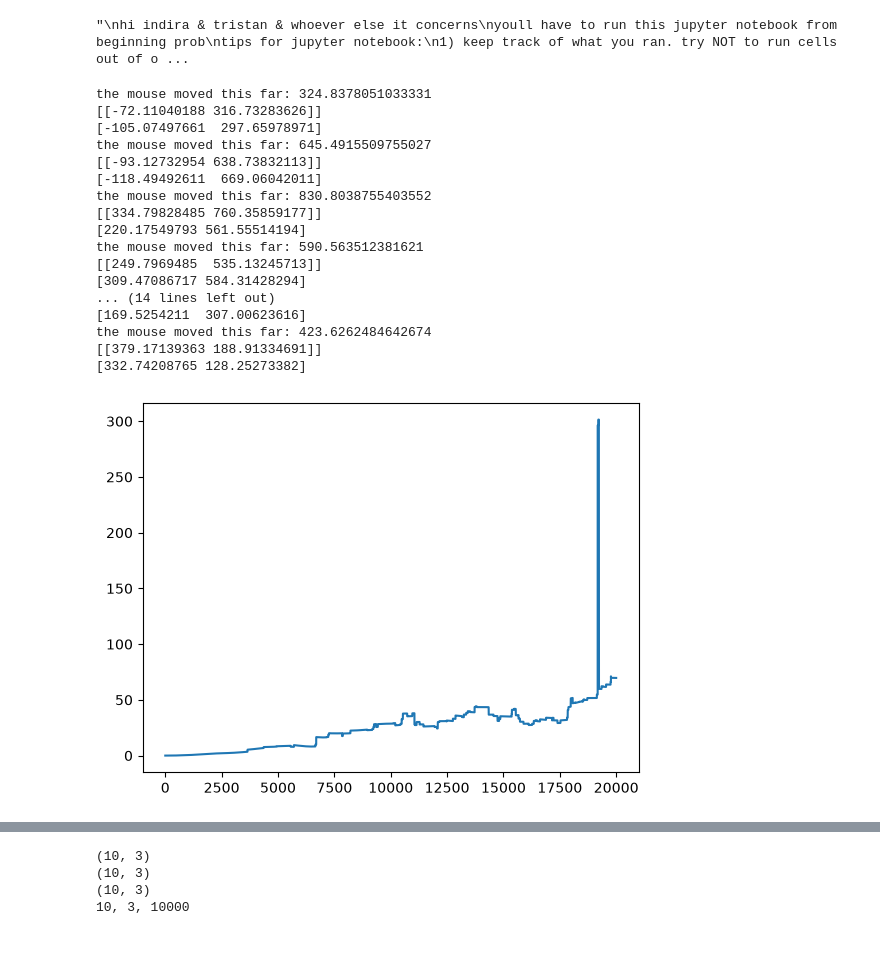
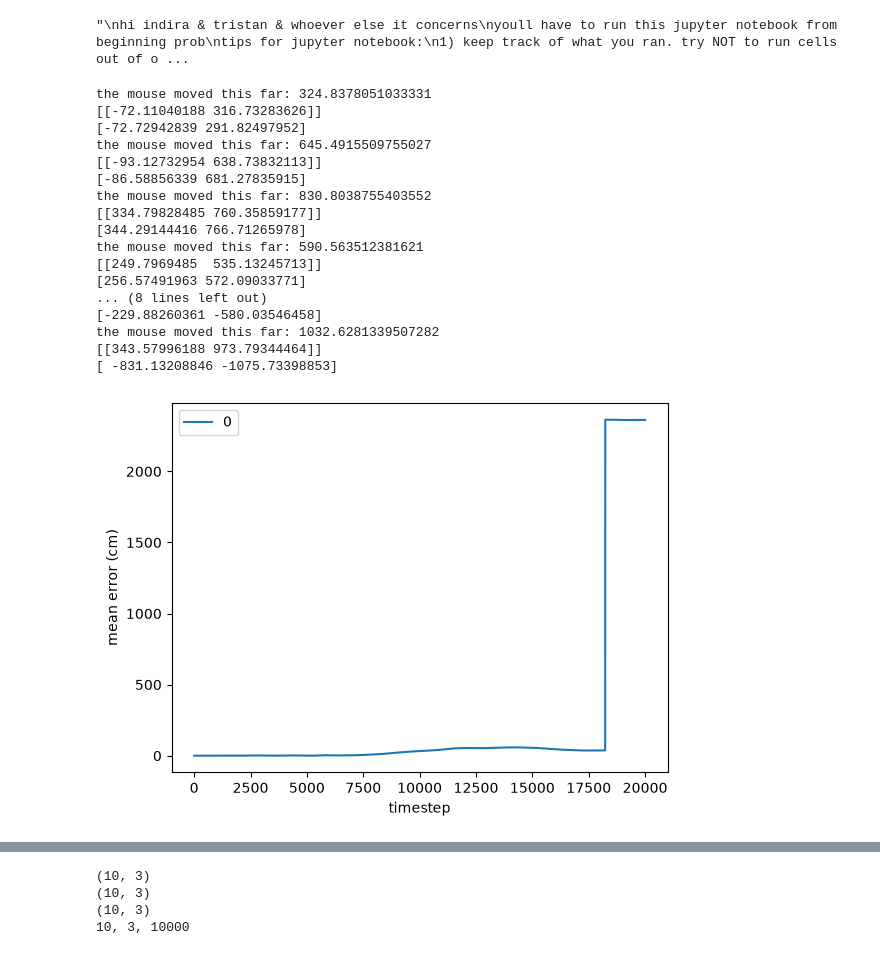
Before and after one commit to SoapingYou/a-bu-tism, a Jupyter notebook: Experimental_Trials_Aim_1.ipynb, the cells around one changed output, grey strips where cells are left out. Drawn from its saved outputs; the diff is of its cells as text; code cells hidden in the pictures.

```diff
--- a/Experimental_Trials_Aim_1.ipynb
+++ b/Experimental_Trials_Aim_1.ipynb
@@ -29,7 +29,9 @@ deltahead=2.4
 
 #running trials!
 random.seed(42) # NOTE: only set this when you want to RESET the module
-master.baseline(baseline_trial_num, error_freq=error_freq,speed_noise_amplitude=speed_noise_amplitude,
+master.baseline(7, error_freq=error_freq,speed_noise_amplitude=speed_noise_amplitude,
+                headdir_noise_amplitude=headdir_noise_amplitude, ts=ts, sim=sim, deltahead=deltahead)
+master.baseline(1, error_freq=error_freq,speed_noise_amplitude=speed_noise_amplitude,
                 headdir_noise_amplitude=headdir_noise_amplitude, ts=ts, sim=sim, deltahead=deltahead)
 baseline_final_drifts = master.all_final_drift
 baseline_mean_errors = master.all_mean_error
@@ -38,30 +40,36 @@ baseline_errors_over_time = master.all_error_over_time
 # %% [output]
 the mouse moved this far: 324.8378051033331
 [[-72.11040188 316.73283626]]
-[-105.07497661  297.65978971]
+[-72.72942839 291.82497952]
 the mouse moved this far: 645.4915509755027
 [[-93.12732954 638.73832113]]
-[-118.49492611  669.06042011]
+[-86.58856339 681.27835915]
 the mouse moved this far: 830.8038755403552
 [[334.79828485 760.35859177]]
-[220.17549793 561.55514194]
+[344.29144416 766.71265978]
 the mouse moved this far: 590.563512381621
 [[249.7969485  535.13245713]]
-[309.47086717 584.31428294]
-... (14 lines left out)
-[169.5254211  307.00623616]
-the mouse moved this far: 423.6262484642674
-[[379.17139363 188.91334691]]
-[332.74208765 128.25273382]
+[256.57491963 572.09033771]
+... (8 lines left out)
+[-229.88260361 -580.03546458]
+the mouse moved this far: 1032.6281339507282
+[[343.57996188 973.79344464]]
+[ -831.13208846 -1075.73398853]
 # %%
 #plot error over time
 x = np.arange(sim) # this only works now in this specific case bc error_freq=1
 y = np.mean(baseline_errors_over_time, axis=0)
+y_list = baseline_errors_over_time
 
-plt.plot(x,y)
+#y=master.error_over_time_i
+for i in range(1):
+    plt.plot(x,y_list[i],label=i)
+plt.xlabel('timestep')
+plt.ylabel('mean error (cm)')
+plt.legend()
 plt.show()
 # %% [output]
-[figure, old version]
+[figure, new version]
 # %%
 #plot true path vs sim path over time
 
```
Also changed, not shown: parts of 4 cells of this notebook, 2 other files.
